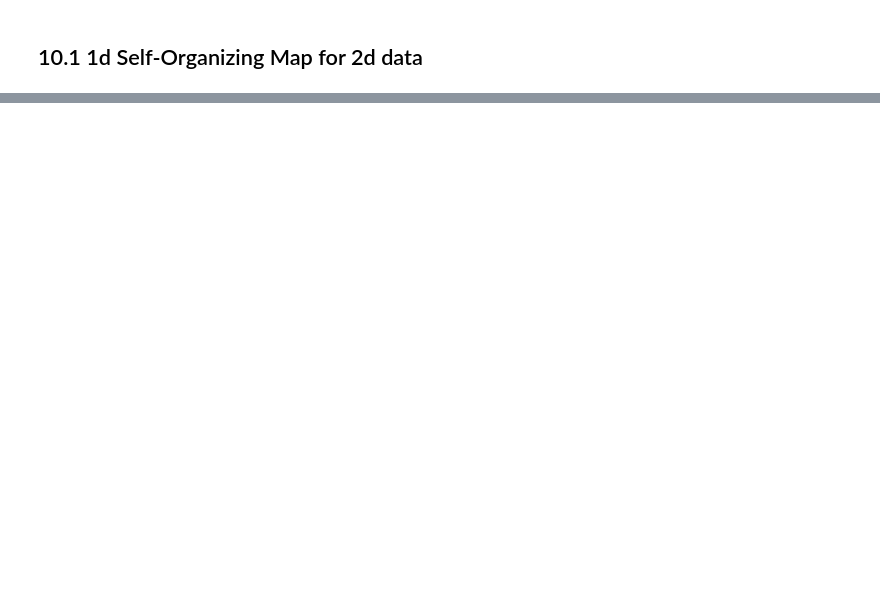
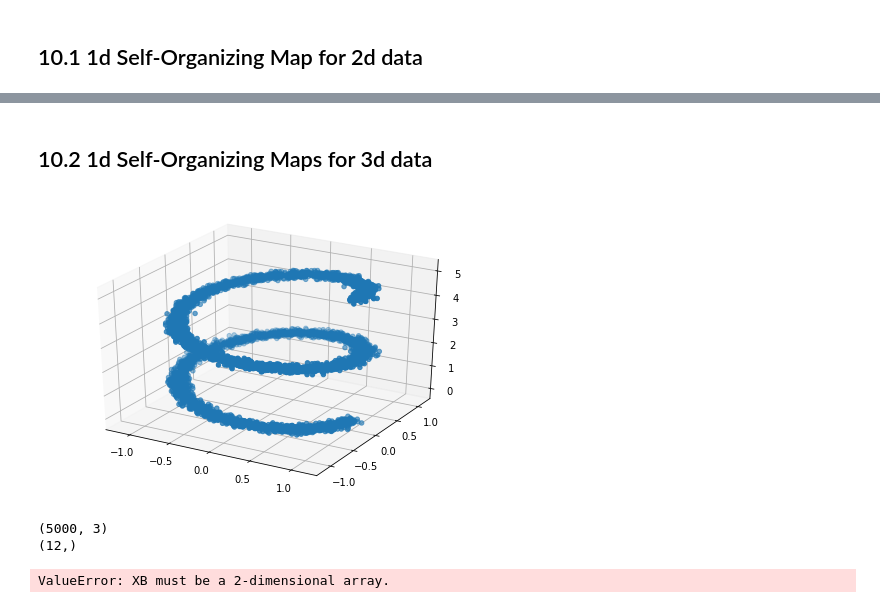
Before and after one commit to muellerfelix/mi-2, a Jupyter notebook: hw-10/HW-10.ipynb, the cells around one changed output, grey strips where cells are left out. Drawn from its saved outputs; the diff is of its cells as text; code cells hidden in the pictures; blank space fills up the shorter version.

```diff
--- a/hw-10/HW-10.ipynb
+++ b/hw-10/HW-10.ipynb
@@ -52,0 +106,18 @@ kohonen_map(data, 4, 5, 1)
+# %% [markdown]
+## 10.2 1d Self-Organizing Maps for 3d data
+# %%
+spiral = np.genfromtxt('spiral.csv', delimiter=',', skip_header=1)[:,1:]
+# %%
+fig = plt.figure()
+ax = Axes3D(fig)
+
+ax.scatter(spiral[:,0], spiral[:, 1], spiral[:,2])
+plt.show()
+# %% [output]
+[figure, added]
+# %%
+ps = kohonen_map(spiral, 4, 0.1, 5, dim=3)
+# %% [output]
+(5000, 3)
+(12,)
+ValueError: XB must be a 2-dimensional array.
```
Also changed, not shown: parts of 11 cells of this notebook.
